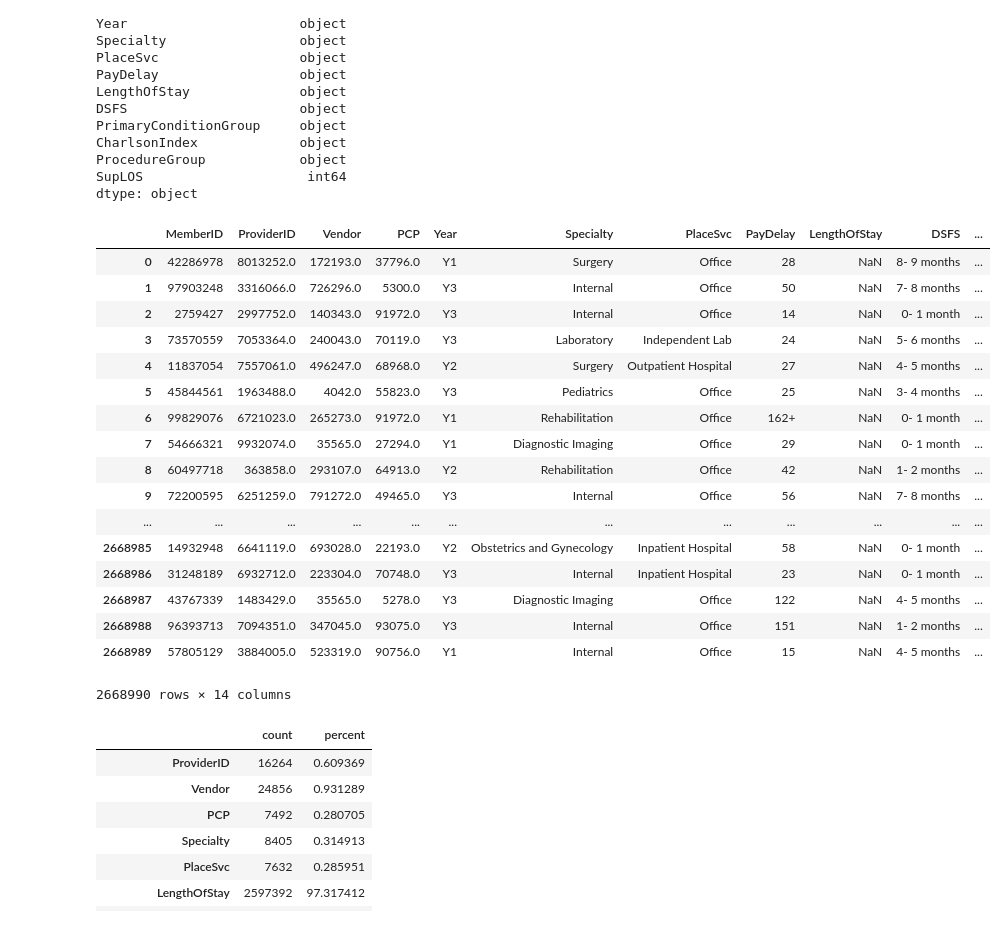
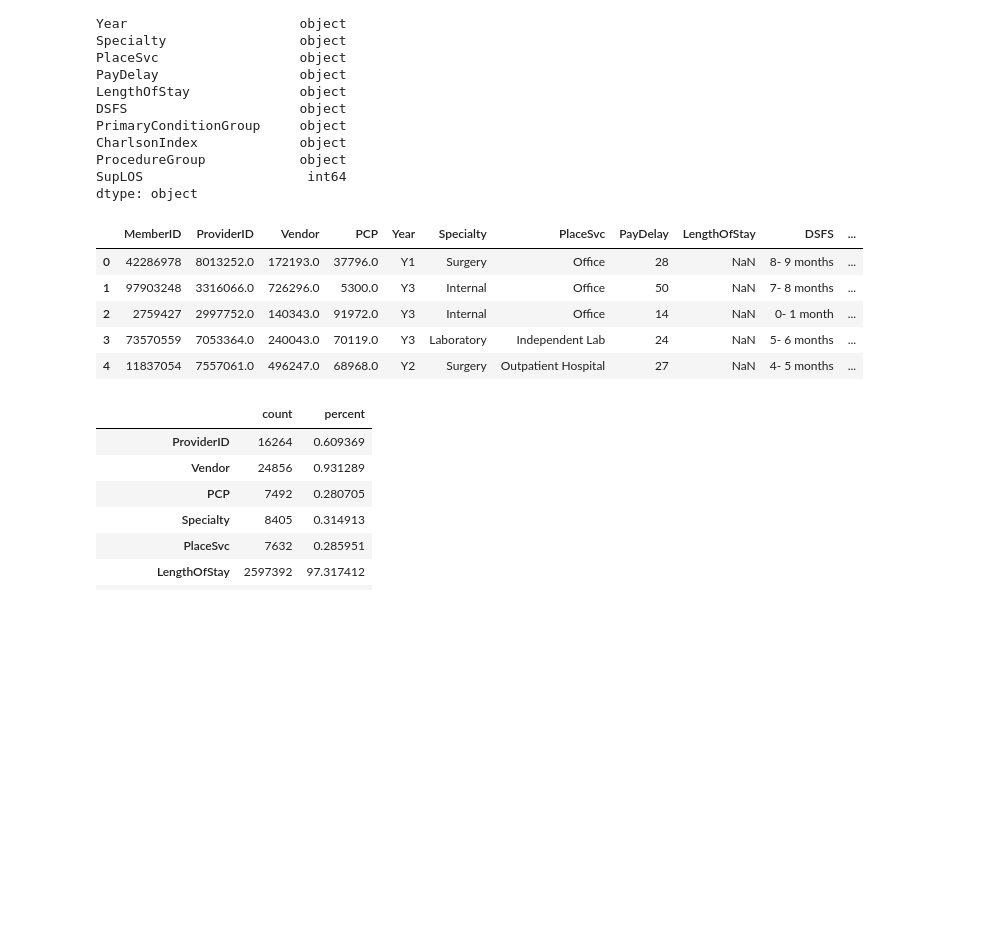
Before and after one commit to truongkhanhduy95/Heritage-Health-Prize, a Jupyter notebook: data-preprocessing.ipynb, the cells around one changed output. Cells and saved outputs as stored; diff of their text form; code cells hidden in the pictures; blank space fills up the shorter version.

```diff
--- a/data-preprocessing.ipynb
+++ b/data-preprocessing.ipynb
@@ -31,26 +31,14 @@ ProcedureGroup            object
 SupLOS                     int64
 dtype: object
 # %%
-df_claims
+df_claims.head()
 # %% [output]
 |  | MemberID | ProviderID | Vendor | PCP | Year | Specialty | PlaceSvc | PayDelay | LengthOfStay | DSFS | ... |
 | 0 | 42286978 | 8013252.0 | 172193.0 | 37796.0 | Y1 | Surgery | Office | 28 | NaN | 8- 9 months | ... |
 | 1 | 97903248 | 3316066.0 | 726296.0 | 5300.0 | Y3 | Internal | Office | 50 | NaN | 7- 8 months | ... |
 | 2 | 2759427 | 2997752.0 | 140343.0 | 91972.0 | Y3 | Internal | Office | 14 | NaN | 0- 1 month | ... |
 | 3 | 73570559 | 7053364.0 | 240043.0 | 70119.0 | Y3 | Laboratory | Independent Lab | 24 | NaN | 5- 6 months | ... |
 | 4 | 11837054 | 7557061.0 | 496247.0 | 68968.0 | Y2 | Surgery | Outpatient Hospital | 27 | NaN | 4- 5 months | ... |
-| 5 | 45844561 | 1963488.0 | 4042.0 | 55823.0 | Y3 | Pediatrics | Office | 25 | NaN | 3- 4 months | ... |
-| 6 | 99829076 | 6721023.0 | 265273.0 | 91972.0 | Y1 | Rehabilitation | Office | 162+ | NaN | 0- 1 month | ... |
-| 7 | 54666321 | 9932074.0 | 35565.0 | 27294.0 | Y1 | Diagnostic Imaging | Office | 29 | NaN | 0- 1 month | ... |
-| 8 | 60497718 | 363858.0 | 293107.0 | 64913.0 | Y2 | Rehabilitation | Office | 42 | NaN | 1- 2 months | ... |
-| 9 | 72200595 | 6251259.0 | 791272.0 | 49465.0 | Y3 | Internal | Office | 56 | NaN | 7- 8 months | ... |
-| ... | ... | ... | ... | ... | ... | ... | ... | ... | ... | ... | ... |
-| 2668985 | 14932948 | 6641119.0 | 693028.0 | 22193.0 | Y2 | Obstetrics and Gynecology | Inpatient Hospital | 58 | NaN | 0- 1 month | ... |
-| 2668986 | 31248189 | 6932712.0 | 223304.0 | 70748.0 | Y3 | Internal | Inpatient Hospital | 23 | NaN | 0- 1 month | ... |
-| 2668987 | 43767339 | 1483429.0 | 35565.0 | 5278.0 | Y3 | Diagnostic Imaging | Office | 122 | NaN | 4- 5 months | ... |
-| 2668988 | 96393713 | 7094351.0 | 347045.0 | 93075.0 | Y3 | Internal | Office | 151 | NaN | 1- 2 months | ... |
-| 2668989 | 57805129 | 3884005.0 | 523319.0 | 90756.0 | Y1 | Internal | Office | 15 | NaN | 4- 5 months | ... |
-2668990 rows × 14 columns
 # %%
 def count_nulls(df):
     null_counter = df.isnull().sum(axis=0)
```
